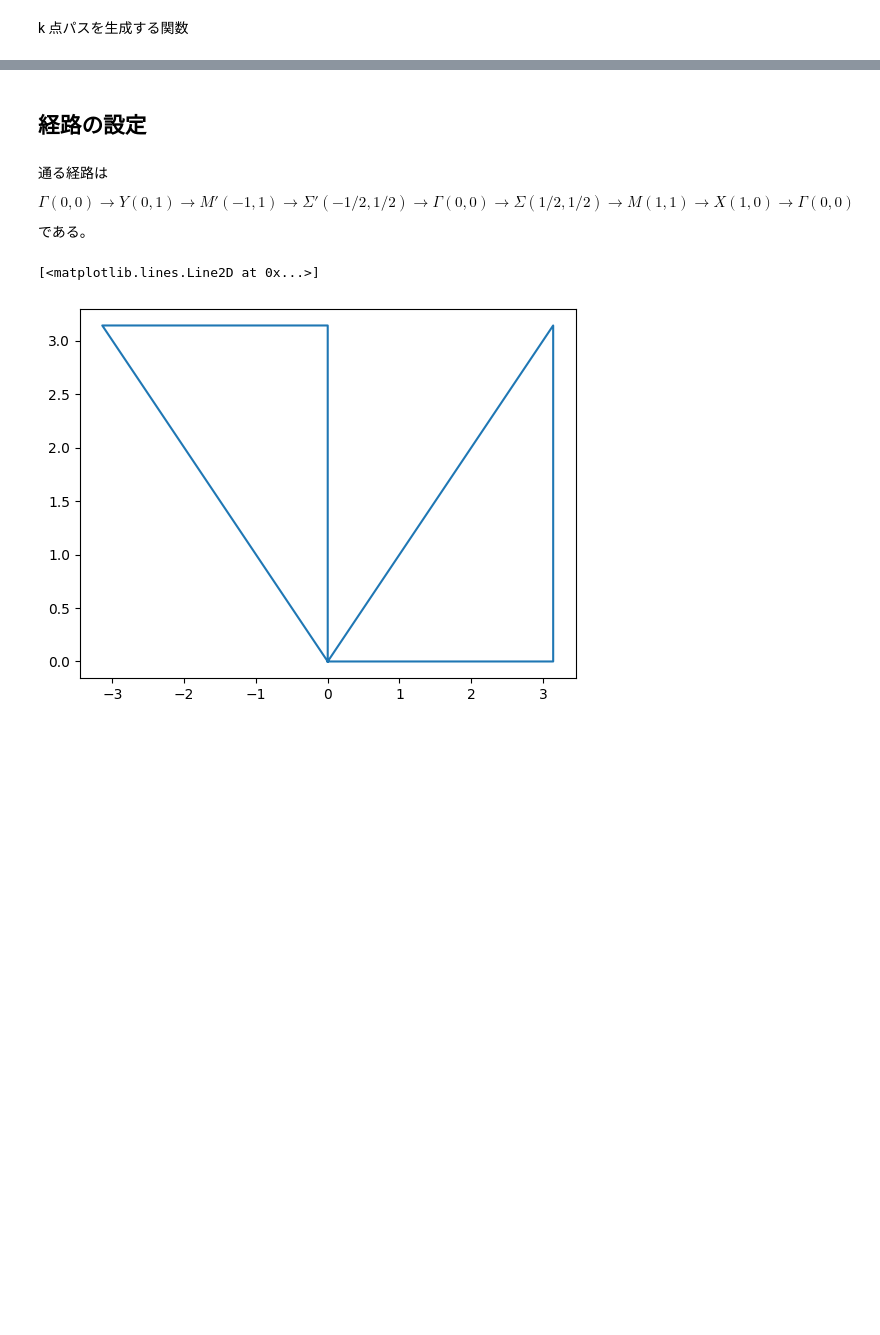
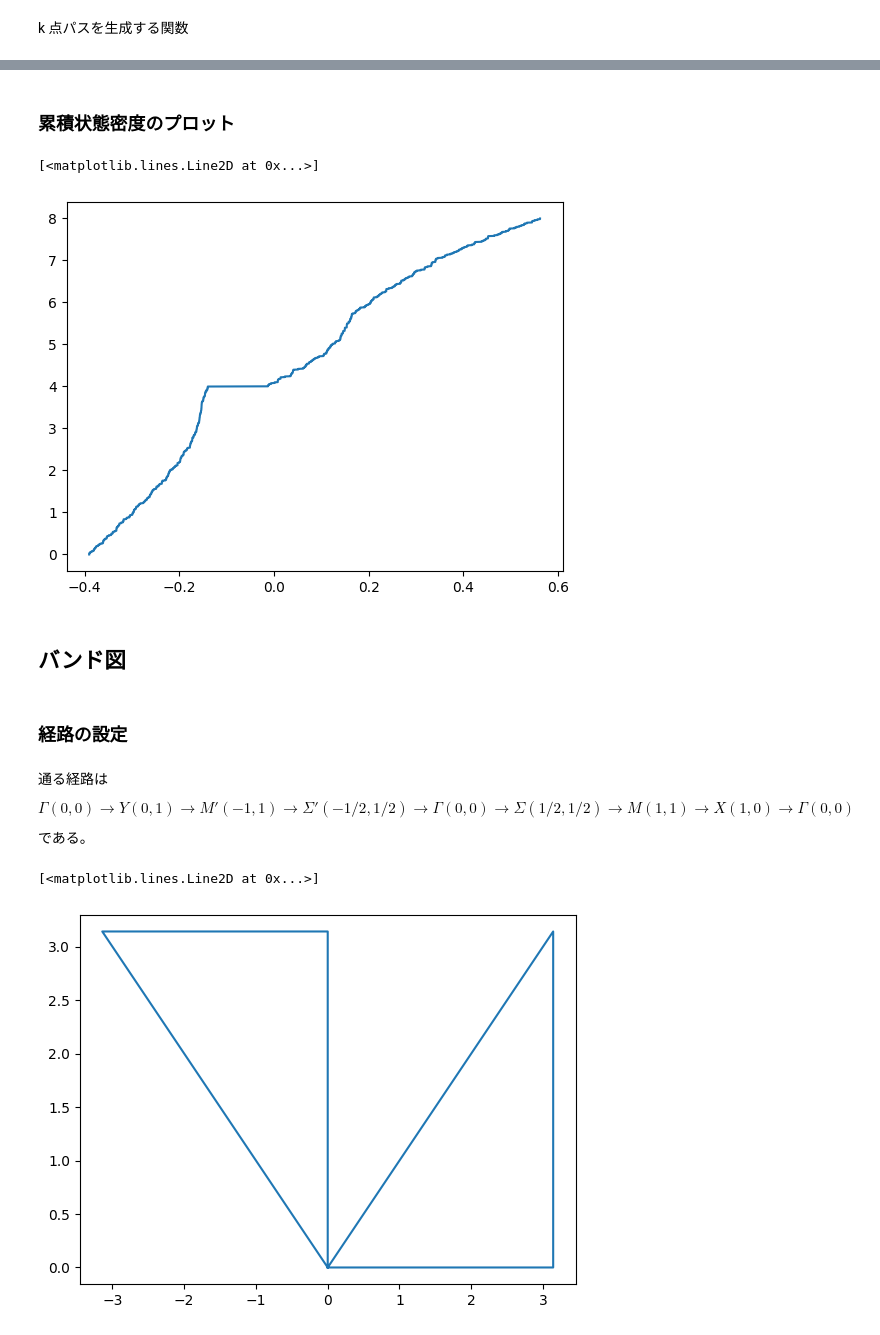
Before and after one commit to xiang-gong3944/----, a Jupyter notebook: 2024_09_25_AlterMagnet1/kappaET2_band_py.ipynb, the cells around one changed output, grey strips where cells are left out. Drawn from its saved outputs; the diff is of its cells as text; code cells hidden in the pictures; blank space fills up the shorter version.

```diff
--- a/2024_09_25_AlterMagnet1/kappaET2_band_py.ipynb
+++ b/2024_09_25_AlterMagnet1/kappaET2_band_py.ipynb
@@ -132,0 +259,3 @@ k_points["Σ'"]   = [-np.pi/2, np.pi/2]
+# %%
+Ne      = 6.0       # 単位胞内にある電子数
+k_mesh  = 20        # 状態密度を求めるときのメッシュ数 つまり計算する点は k_mesh ** 2 個
@@ -132,0 +264,17 @@ k_points["Σ'"]   = [-np.pi/2, np.pi/2]
+# %%
+# ブリュアンゾーンのメッシュの生成
+kx = np.linspace(-np.pi, np.pi, k_mesh)
+ky = np.linspace(-np.pi, np.pi, k_mesh)
+kx, ky = np.meshgrid(kx, ky)
+
+# メッシュの各点でのエネルギー固有値の計算
+enes = np.zeros((k_mesh, k_mesh, 8))
+for i in range(k_mesh):
+    for j in range(k_mesh):
+        enes[i][j] = Hamiltonian(kx[i][j],ky[i][j])[0]
+
+# フェルミエネルギーを求める
+# 求めたエネルギー固有値をソートして下から何番目というのを探してやればよい
+sorted_enes = np.sort(enes[:,:,].flatten())
+ef = sorted_enes[int(k_mesh*k_mesh*Ne)]
+print(ef)
@@ -133,5 +292,17 @@ k_points["Σ'"]   = [-np.pi/2, np.pi/2]
+# %% [markdown]
+### 累積状態密度のプロット
+# %%
+plt.plot(
+    np.sort(enes[:,:,].flatten()),
+    np.array(list(range(8*k_mesh*k_mesh)))/(k_mesh*k_mesh)
+    )
+# %% [output]
+[<matplotlib.lines.Line2D at 0x...>]
+[figure, added]
+# %% [markdown]
+## バンド図
 # %% [markdown]
-## 経路の設定
+### 経路の設定
 # %% [markdown]
 通る経路は
 $$
```
Also changed, not shown: parts of 52 cells of this notebook.
